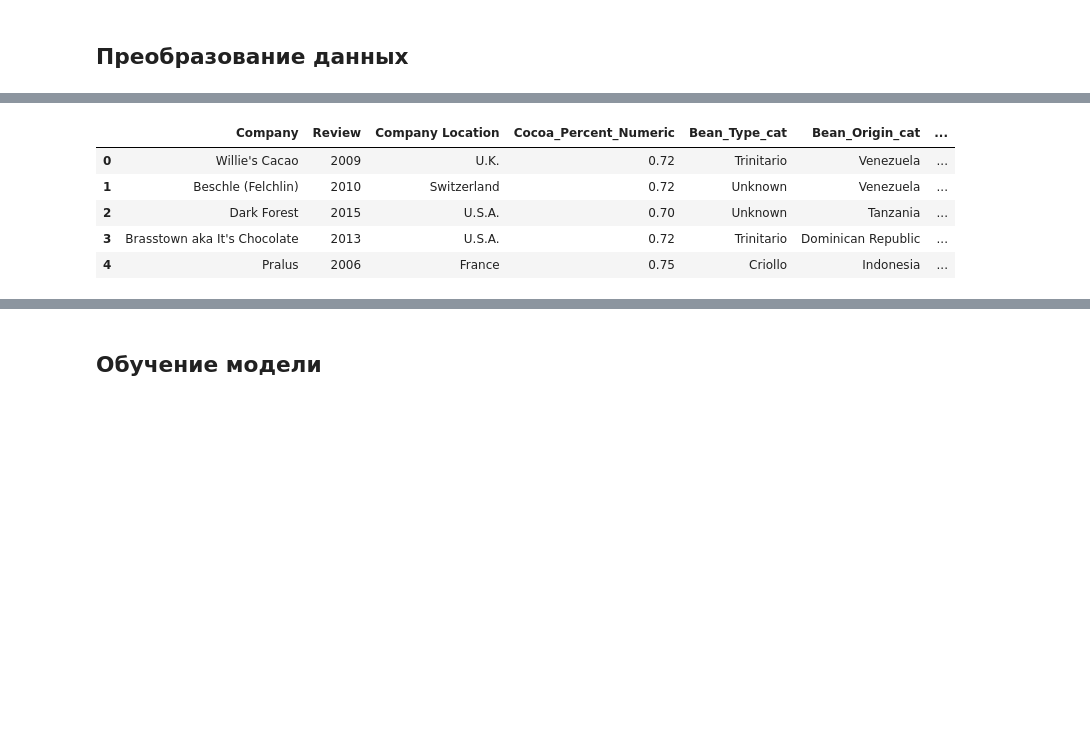
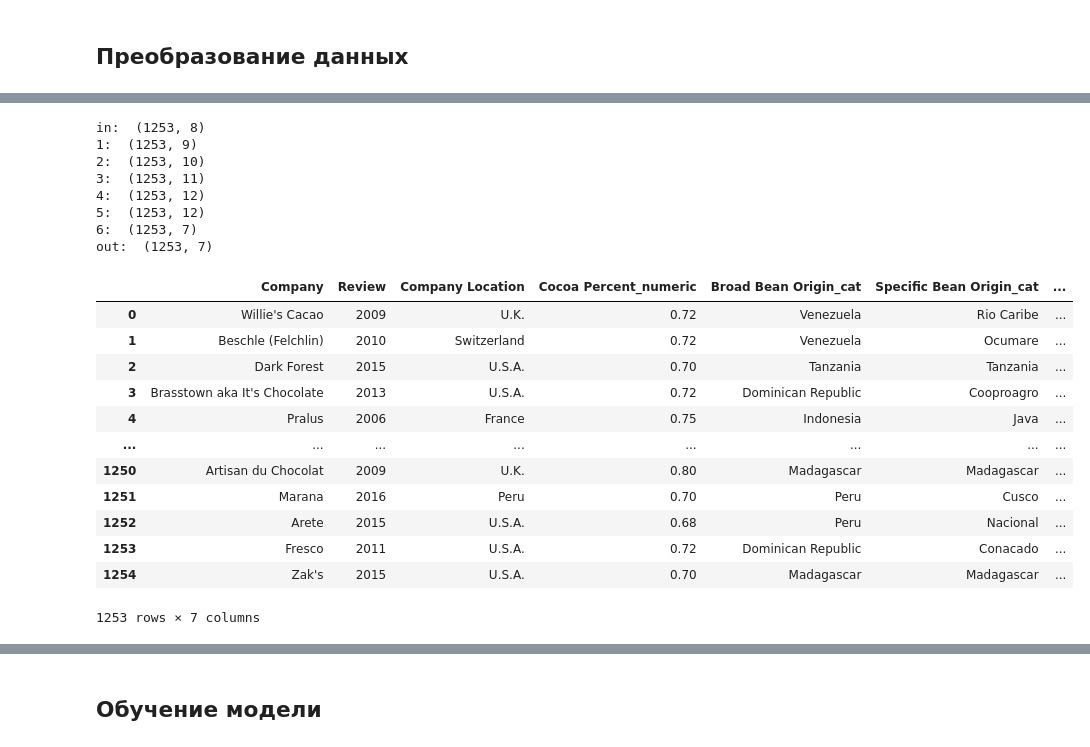
Before and after one commit to psaw/hse-ai24-ml, a Jupyter notebook: Chocolate_kaggle.ipynb, the cells around one changed output, grey strips where cells are left out. Saved outputs shown, nothing was run; the diff lists cells and outputs as text; code cells hidden in the pictures; blank space fills up the shorter version.

```diff
--- a/Chocolate_kaggle.ipynb
+++ b/Chocolate_kaggle.ipynb
@@ -107,9 +57,54 @@ drop_unused_columns(X_train)
-# %%
-X_train.head()
-# %% [output]
-|  | Company | Review | Company Location | Cocoa_Percent_Numeric | Bean_Type_cat | Bean_Origin_cat | ... |
-| 0 | Willie's Cacao | 2009 | U.K. | 0.72 | Trinitario | Venezuela | ... |
-| 1 | Beschle (Felchlin) | 2010 | Switzerland | 0.72 | Unknown | Venezuela | ... |
-| 2 | Dark Forest | 2015 | U.S.A. | 0.70 | Unknown | Tanzania | ... |
-| 3 | Brasstown aka It's Chocolate | 2013 | U.S.A. | 0.72 | Trinitario | Dominican Republic | ... |
-| 4 | Pralus | 2006 | France | 0.75 | Criollo | Indonesia | ... |
+# %%
+def cocoa_percent_transformer(X):
+    X['Cocoa Percent_numeric'] = X['Cocoa Percent'].str.rstrip('%').astype(float) / 100.0
+    return X
+
+
+def split_and_replace(X, column_name, separator, replace_value):
+    X[column_name+'_cat'] = X[column_name].str.split(separator, expand=True)[0].replace(replace_value, np.nan)
+    return X
+
+
+def clean_df(df):
+    # Применение ColumnTransformer к данным
+    _df = cocoa_percent_transformer(df)
+    print("1: ", _df.shape)
+    _df = split_and_replace(_df, 'Broad Bean Origin', ',', '\xa0')
+    print("2: ", _df.shape)
+    _df = split_and_replace(_df, 'Specific Bean Origin', ',', '\xa0')
+    print("3: ", _df.shape)
+    _df = split_and_replace(_df, 'Bean Type', r'[ ,(]', '\xa0')
+    print("4: ", _df.shape)
+    # _df['Cocoa Percent'] = _df['Cocoa Percent'].astype('float64')
+    print("5: ", _df.shape)
+    # Объединение с оригинальными данными, за исключением удаляемых столбцов
+    _df = _df.drop(['REF', 'Cocoa Percent', 'Bean Type', 'Broad Bean Origin', 'Specific Bean Origin'], axis=1)
+    print("6: ", _df.shape)
+    return _df
+
+print("in: ", X_train.shape)
+X_train_transformed = clean_df(X_train.copy())
+print("out: ", X_train_transformed.shape)
+X_train_transformed
+# %% [output]
+in:  (1253, 8)
+1:  (1253, 9)
+2:  (1253, 10)
+3:  (1253, 11)
+4:  (1253, 12)
+5:  (1253, 12)
+6:  (1253, 7)
+out:  (1253, 7)
+|  | Company | Review | Company Location | Cocoa Percent_numeric | Broad Bean Origin_cat | Specific Bean Origin_cat | ... |
+| 0 | Willie's Cacao | 2009 | U.K. | 0.72 | Venezuela | Rio Caribe | ... |
+| 1 | Beschle (Felchlin) | 2010 | Switzerland | 0.72 | Venezuela | Ocumare | ... |
+| 2 | Dark Forest | 2015 | U.S.A. | 0.70 | Tanzania | Tanzania | ... |
+| 3 | Brasstown aka It's Chocolate | 2013 | U.S.A. | 0.72 | Dominican Republic | Cooproagro | ... |
+| 4 | Pralus | 2006 | France | 0.75 | Indonesia | Java | ... |
+| ... | ... | ... | ... | ... | ... | ... | ... |
+| 1250 | Artisan du Chocolat | 2009 | U.K. | 0.80 | Madagascar | Madagascar | ... |
+| 1251 | Marana | 2016 | Peru | 0.70 | Peru | Cusco | ... |
+| 1252 | Arete | 2015 | U.S.A. | 0.68 | Peru | Nacional | ... |
+| 1253 | Fresco | 2011 | U.S.A. | 0.72 | Dominican Republic | Conacado | ... |
+| 1254 | Zak's | 2015 | U.S.A. | 0.70 | Madagascar | Madagascar | ... |
+1253 rows × 7 columns
```
Also changed, not shown: parts of 20 cells of this notebook.
